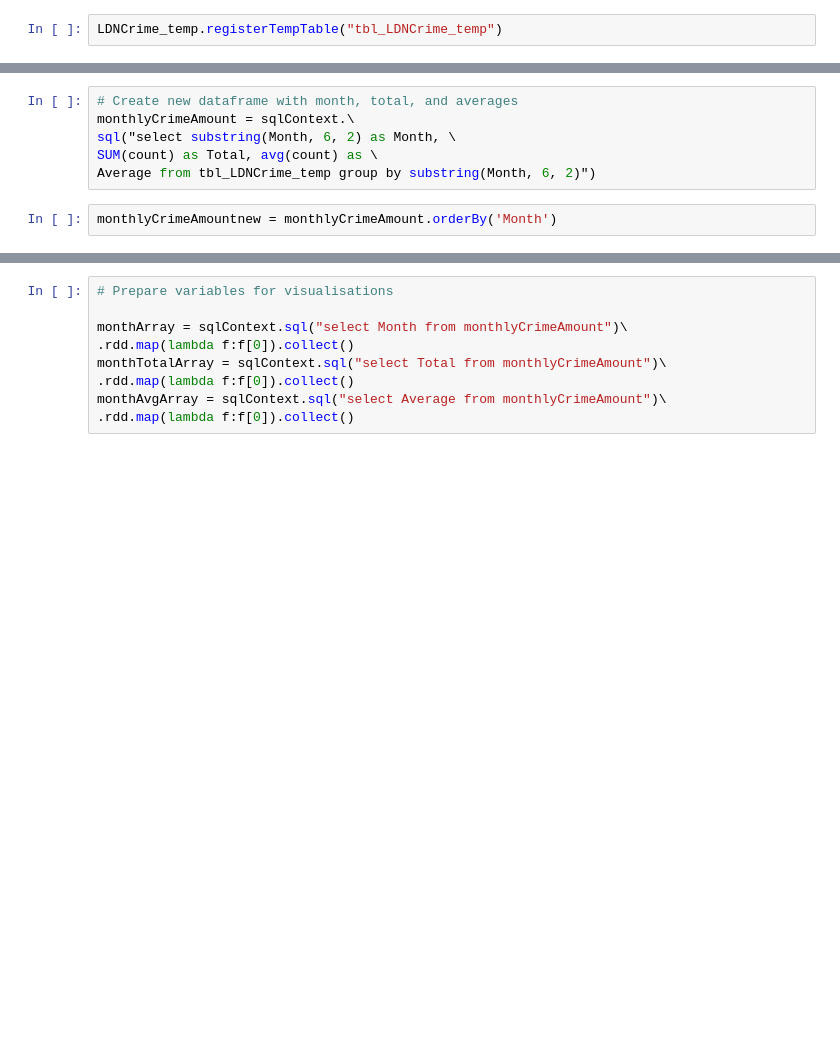
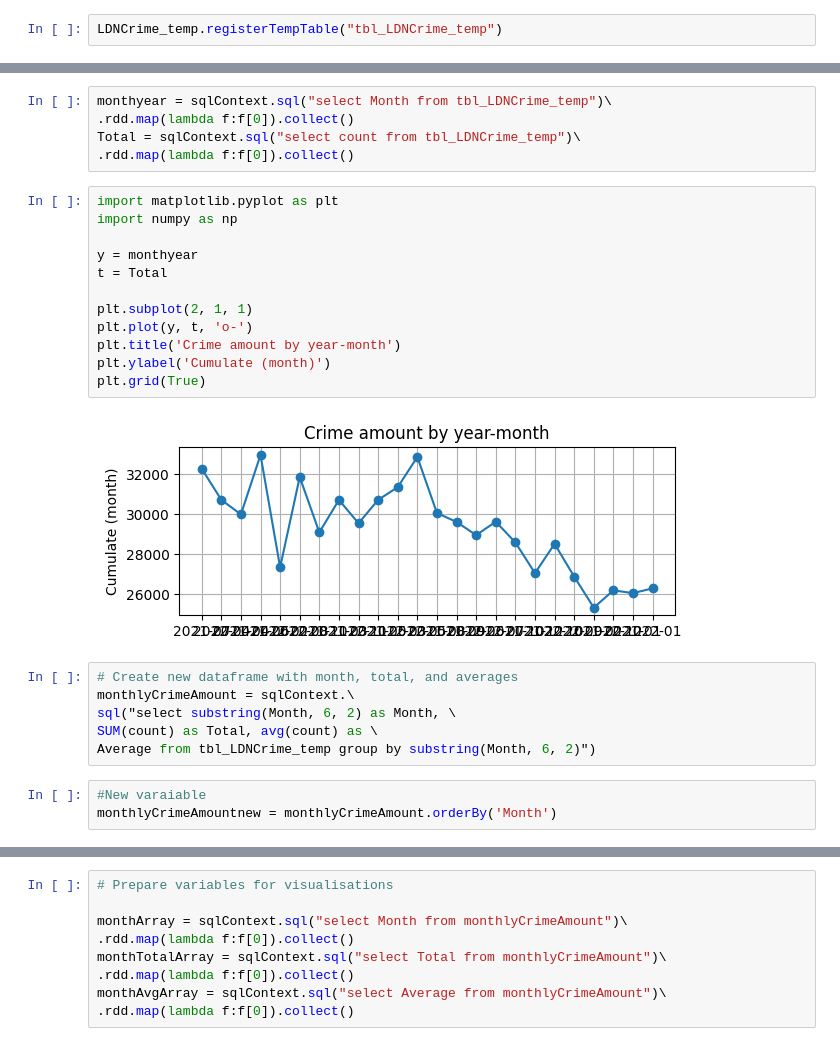
Before and after one commit to Kashem-Ifte/Big-Data-Analytics, a Jupyter notebook: bdanalytics-01.ipynb, the cells around one changed output, grey strips where cells are left out. Cells and saved outputs as stored; diff of their text form; blank space fills up the shorter version.

```diff
--- a/bdanalytics-01.ipynb
+++ b/bdanalytics-01.ipynb
@@ -241,3 +274,22 @@ LDNCrime_temp.registerTempTable("tbl_LDNCrime_temp")
+# %%
+monthyear = sqlContext.sql("select Month from tbl_LDNCrime_temp")\
+.rdd.map(lambda f:f[0]).collect()
+Total = sqlContext.sql("select count from tbl_LDNCrime_temp")\
+.rdd.map(lambda f:f[0]).collect()
+# %%
+import matplotlib.pyplot as plt
+import numpy as np
+
+y = monthyear
+t = Total
+
+plt.subplot(2, 1, 1)
+plt.plot(y, t, 'o-')
+plt.title('Crime amount by year-month')
+plt.ylabel('Cumulate (month)')
+plt.grid(True)
+# %% [output]
+[figure, added]
 # %%
 # Create new dataframe with month, total, and averages
 monthlyCrimeAmount = sqlContext.\
@@ -245,6 +297,7 @@ sql("select substring(Month, 6, 2) as Month, \
 SUM(count) as Total, avg(count) as \
 Average from tbl_LDNCrime_temp group by substring(Month, 6, 2)")
 # %%
+#New varaiable
 monthlyCrimeAmountnew = monthlyCrimeAmount.orderBy('Month')
 # %%
 monthlyCrimeAmountnew.show()
```
Also changed, not shown: parts of 22 cells of this notebook.
